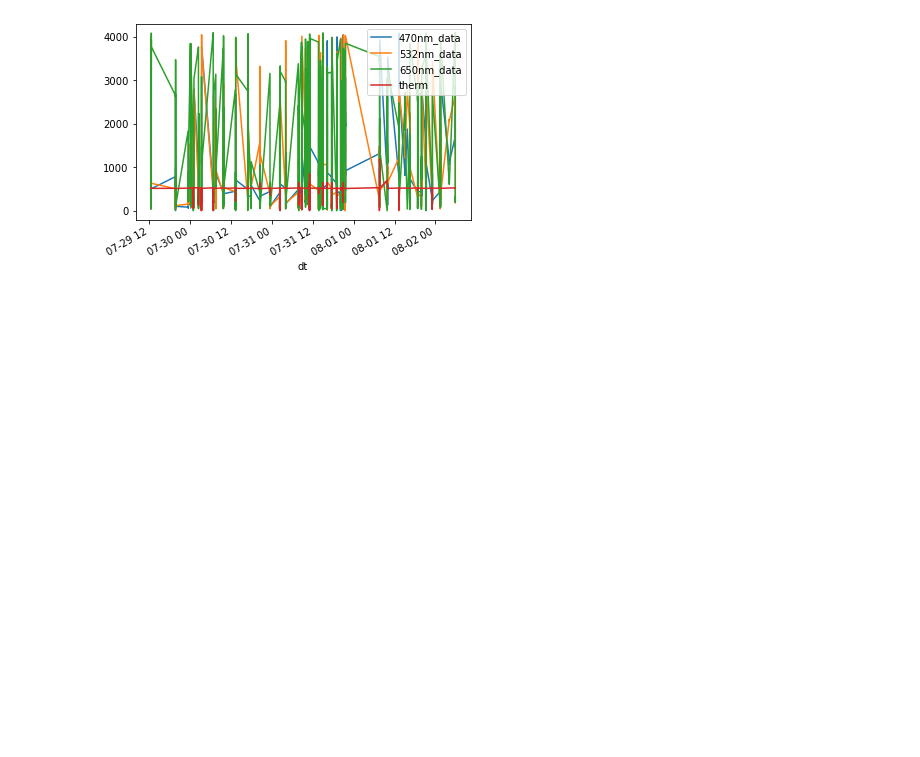
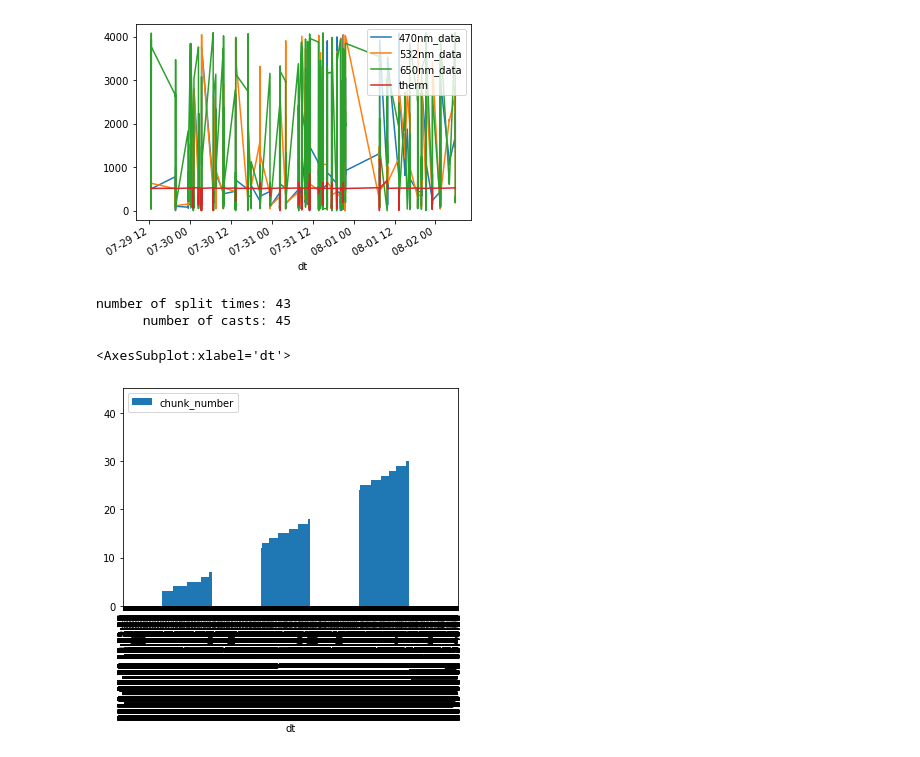
Before and after one commit to USF-IMARS/bb3_matchup, a Jupyter notebook: bb3_cleanup_w_siteID.ipynb, the cells around one changed output. Cells and saved outputs as stored; diff of their text form; code cells hidden in the pictures; blank space fills up the shorter version.

```diff
--- a/bb3_cleanup_w_siteID.ipynb
+++ b/bb3_cleanup_w_siteID.ipynb
@@ -233,3 +233,40 @@ import pickle
 PICKLE_FPATH = "data/bb3_df_first_cruise.pickle"
 with open(PICKLE_FPATH, "wb") as file_obj:
     pickle.dump(bb3_df_first_cruise, file_obj)
+# %%
+# === break data up into clusters using time gaps
+SPLIT_TIME_THRESHOLD = pandas.Timedelta(minutes=15)
+
+df = bb3_df_first_cruise  # rename for convenience
+df = df.sort_index()  # TODO: should we sort them or are out-of-order datetimes and indication of data corruption?
+df['tvalue'] = df.index.copy()
+df['delta'] = (df['tvalue']-df['tvalue'].shift()).fillna(pandas.Timedelta('0 days'))
+
+df['is_split_time'] = df['delta'] > SPLIT_TIME_THRESHOLD
+# print("histogram-like table:")
+# display(df.groupby('is_split_time').count())
+
+n_split_times = len(df[df['is_split_time'] == True])
+print(f"number of split times: {n_split_times}")
+print(f"      number of casts: {n_split_times+2}")
+
+# display the split_time rows plust a few extra
+n_rows_to_show = n_split_times + 3
+df.sort_values('delta', ascending=False).head(n_rows_to_show)
+
+# display the split time & rows surrounding them in time
+# m = (df['is_split_time'] == True)
+# mask = m | m.shift(-1) | m.shift(1)  # create mask with rows both before and after the negative deltas
+# display(df[mask])
+
+# each is_split_time row is the start of a new chunk
+# we can set a chunk number by doing a cumulative sum over the is_split_time
+#   i.e. incrementing by one every time we hit a True
+df["chunk_number"] = df.cumsum()["is_split_time"]
+
+df.plot(use_index=True, y="chunk_number", kind="bar")  # WARN: this will take a long time! TODO: change it to some other type of plot
+# %% [output]
+number of split times: 43
+      number of casts: 45
+<AxesSubplot:xlabel='dt'>
+[figure, added]
```
Also changed, not shown: parts of 7 cells of this notebook.
